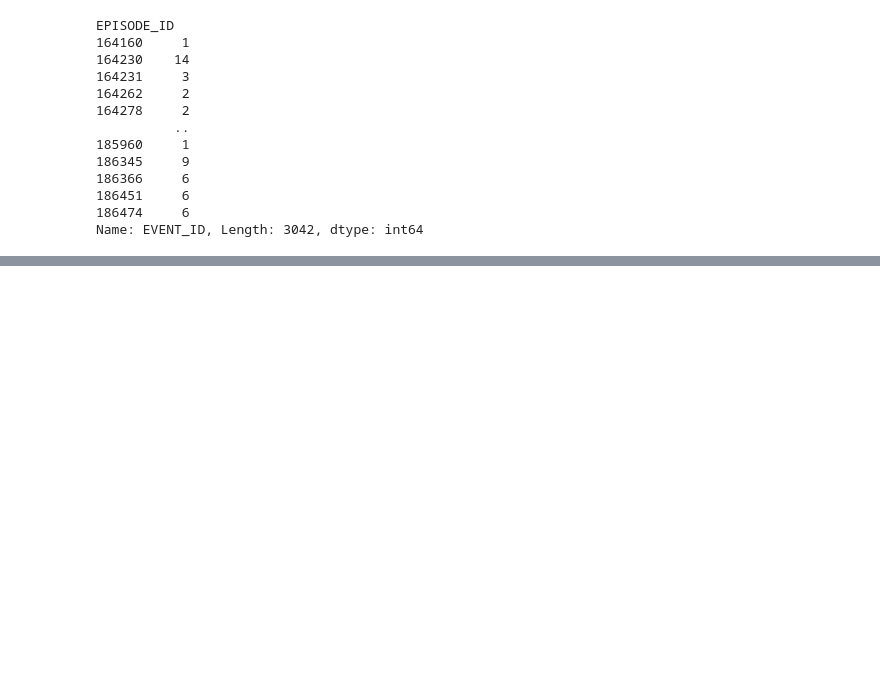
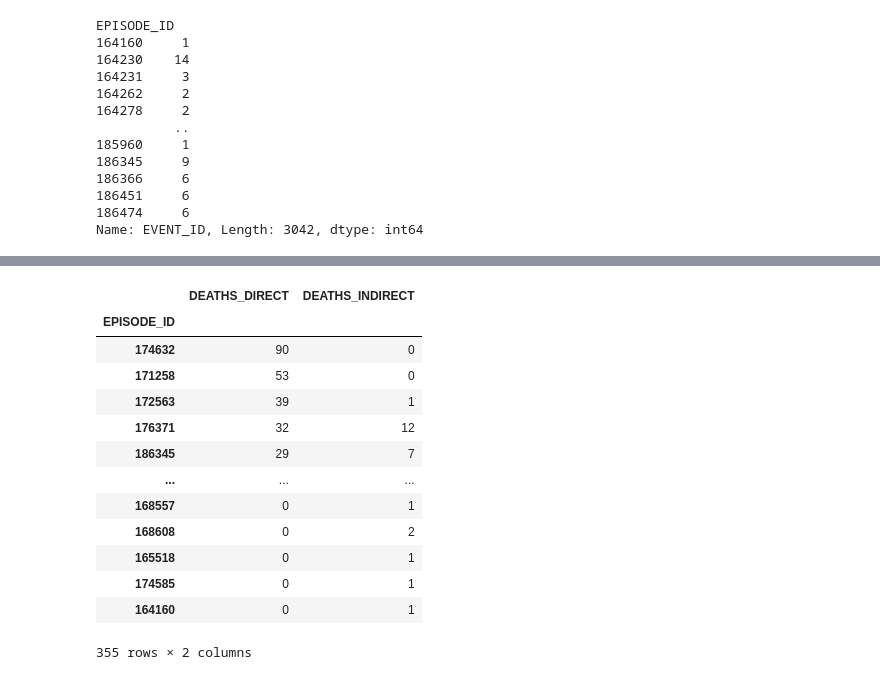
Before and after one commit to elizabethmorgan26/team1, a Jupyter notebook: data_analysis/cleaning_data.ipynb, the cells around one changed output, grey strips where cells are left out. Cells and saved outputs as stored; diff of their text form; code cells hidden in the pictures; blank space fills up the shorter version.

```diff
--- a/data_analysis/cleaning_data.ipynb
+++ b/data_analysis/cleaning_data.ipynb
@@ -165,0 +200,17 @@ Name: EPISODE_NARRATIVE, dtype: object
+# %%
+deaths.groupby("EPISODE_ID")[["DEATHS_DIRECT","DEATHS_INDIRECT"]].sum().sort_values(by = "DEATHS_DIRECT",ascending = False)
+# %% [output]
+|  | DEATHS_DIRECT | DEATHS_INDIRECT |
+| EPISODE_ID |  |  |
+| 174632 | 90 | 0 |
+| 171258 | 53 | 0 |
+| 172563 | 39 | 1 |
+| 176371 | 32 | 12 |
+| 186345 | 29 | 7 |
+| ... | ... | ... |
+| 168557 | 0 | 1 |
+| 168608 | 0 | 2 |
+| 165518 | 0 | 1 |
+| 174585 | 0 | 1 |
+| 164160 | 0 | 1 |
+355 rows × 2 columns
```
Also changed, not shown: parts of 4 cells of this notebook.
